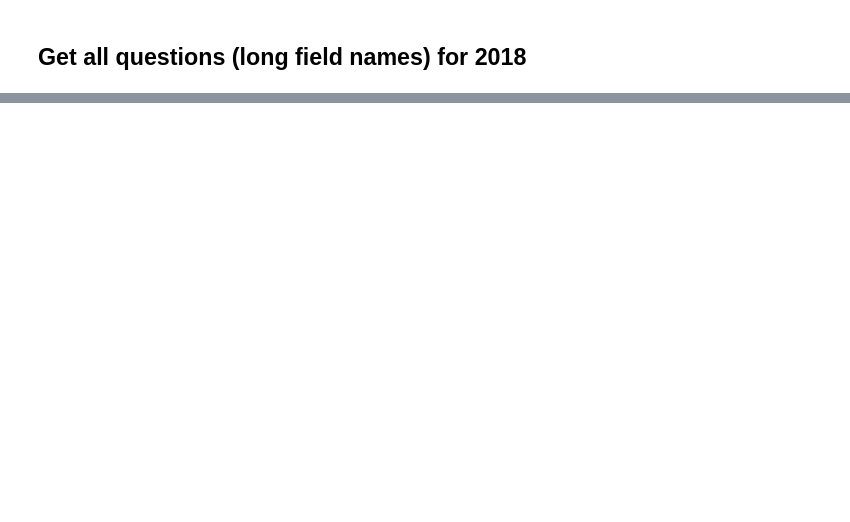
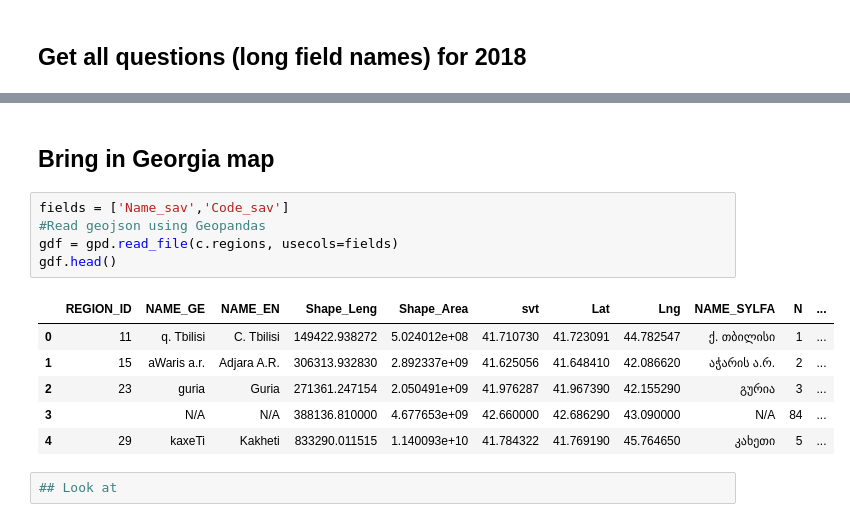
Before and after one commit to deitelberg/GEOStat, a Jupyter notebook: GeoStat Survey.ipynb, the cells around one changed output, grey strips where cells are left out. Saved outputs shown, nothing was run; the diff lists cells and outputs as text; blank space fills up the shorter version.

Commit message:
next step, add regions to all tables...or join all tables together by UID

```diff
--- a/GeoStat Survey.ipynb
+++ b/GeoStat Survey.ipynb
@@ -315,0 +273,16 @@ yr: 2018   I want: 2018
+# %% [markdown]
+## Bring in Georgia map
+# %%
+fields = ['Name_sav','Code_sav']
+#Read geojson using Geopandas
+gdf = gpd.read_file(c.regions, usecols=fields)
+gdf.head()
+# %% [output]
+|  | REGION_ID | NAME_GE | NAME_EN | Shape_Leng | Shape_Area | svt | Lat | Lng | NAME_SYLFA | N | ... |
+| 0 | 11 | q. Tbilisi | C. Tbilisi | 149422.938272 | 5.024012e+08 | 41.710730 | 41.723091 | 44.782547 | ქ. თბილისი | 1 | ... |
+| 1 | 15 | aWaris a.r. | Adjara A.R. | 306313.932830 | 2.892337e+09 | 41.625056 | 41.648410 | 42.086620 | აჭარის ა.რ. | 2 | ... |
+| 2 | 23 | guria | Guria | 271361.247154 | 2.050491e+09 | 41.976287 | 41.967390 | 42.155290 | გურია | 3 | ... |
+| 3 |  | N/A | N/A | 388136.810000 | 4.677653e+09 | 42.660000 | 42.686290 | 43.090000 | N/A | 84 | ... |
+| 4 | 29 | kaxeTi | Kakheti | 833290.011515 | 1.140093e+10 | 41.784322 | 41.769190 | 45.764650 | კახეთი | 5 | ... |
+# %%
+## Look at
```
Also changed, not shown: parts of 4 cells of this notebook, 1 other file.
